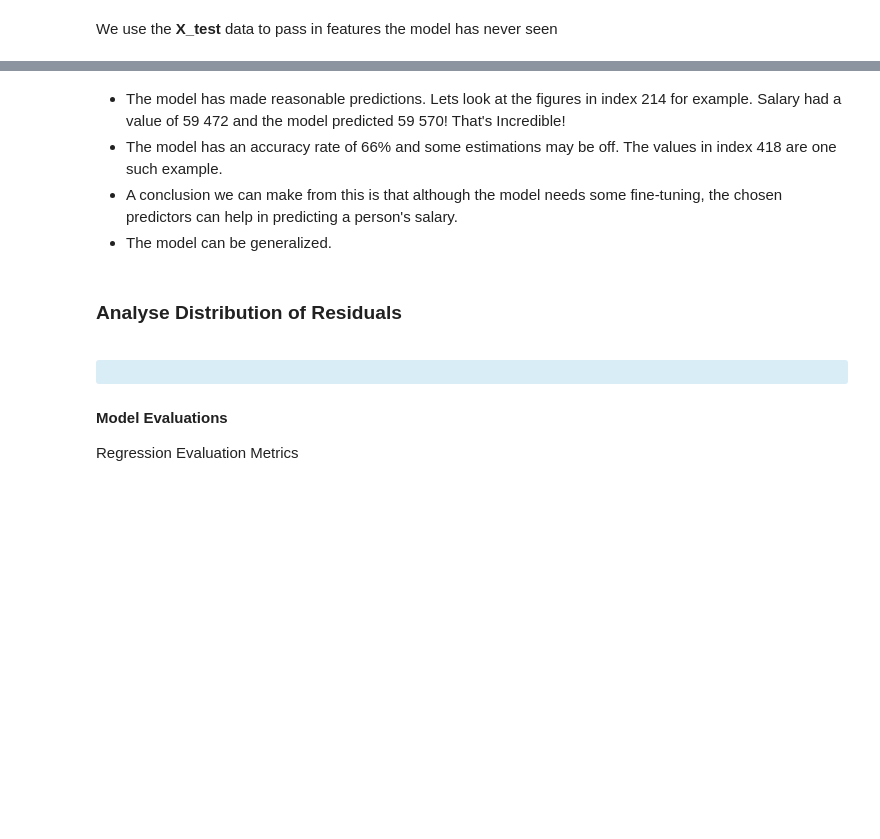
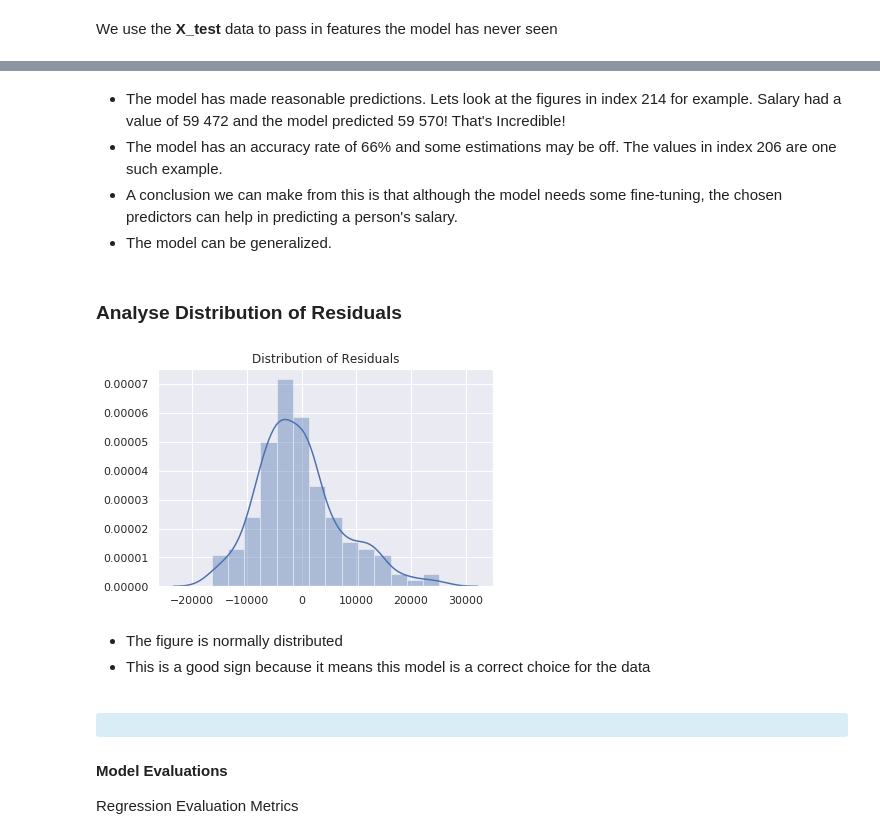
Before and after one commit to MphoKhotleng/Multiple-Linear-Regression, a Jupyter notebook: Updated_MLR.ipynb, the cells around one changed output, grey strips where cells are left out. Cells and saved outputs as stored; diff of their text form; code cells hidden in the pictures; blank space fills up the shorter version.

```diff
--- a/Updated_MLR.ipynb
+++ b/Updated_MLR.ipynb
@@ -63,2 +55,0 @@ sal.head()
-# %%
-sal = sal[["salary", "market"]] = sal[["salary", "market"]].apply(pd.to_int)
@@ -87,0 +85,3 @@ sal['salary'].fillna(sal['salary'].mean(),inplace = True)
+# %%
+#convert floats to ints
+sal = sal.astype(int)
@@ -233,13 +322,19 @@ df_compare
 # %% [markdown]
 - The model has made reasonable predictions. Lets look at the figures in index 214 for example. Salary had a value of 59 472 and the model predicted 59 570! That's Incredible!
-- The model has an accuracy rate of 66% and some estimations may be off. The values in index 418 are one such example.
+- The model has an accuracy rate of 66% and some estimations may be off. The values in index 206 are one such example.
 - A conclusion we can make from this is that although the model needs some fine-tuning, the chosen predictors can help in predicting a person's salary.
 - The model can be generalized.
 # %% [markdown]
 ### Analyse Distribution of Residuals
 # %%
-# sns.distplot((Y_test - predict_salary))
-# plt.show()
+sns.distplot((Y_test - predict_salary))
+plt.title("Distribution of Residuals")
+plt.show()
+# %% [output]
+[figure, added]
+# %% [markdown]
+- The figure is normally distributed
+- This is a good sign because it means this model is a correct choice for the data
 # %% [markdown]
 <a id='eval'></a> <div class="alert alert-block alert-info">
 
```
Also changed, not shown: parts of 28 cells of this notebook.
